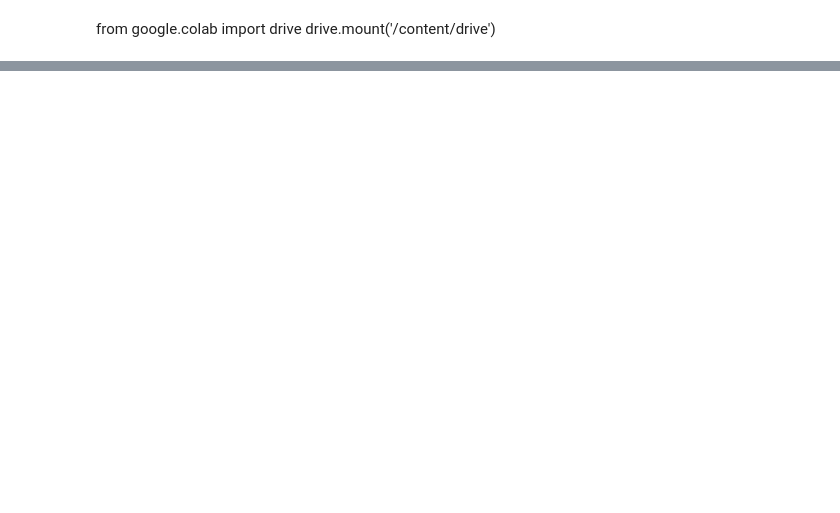
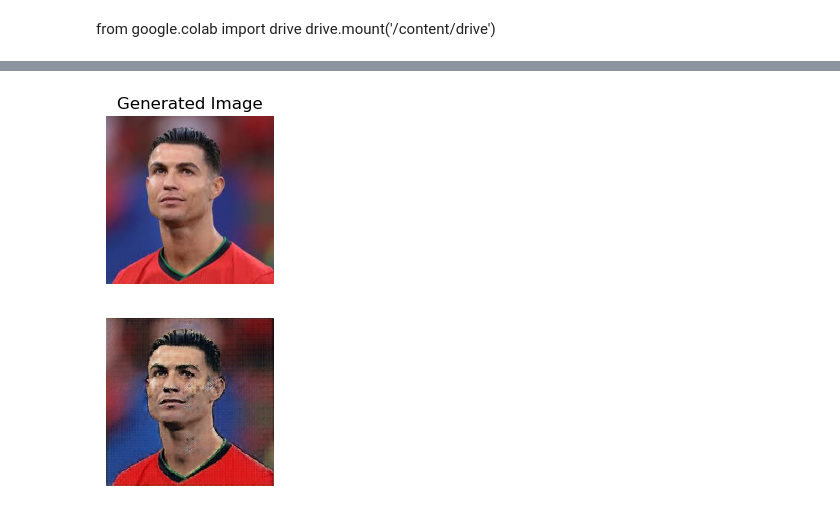
Before and after one commit to GilDark012/Cartoonizer-GAN, a Jupyter notebook: model-train.ipynb, the cells around one changed output, grey strips where cells are left out. Saved outputs shown, nothing was run; the diff lists cells and outputs as text; code cells hidden in the pictures; blank space fills up the shorter version.

```diff
--- a/model-train.ipynb
+++ b/model-train.ipynb
@@ -90,7 +94,7 @@ src_images, tar_images = load_images(path)
 print('Loaded: ', src_images.shape, tar_images.shape)
 
 # Save as compressed numpy array
-filename = 'basket_256.npz'
+filename = 'basket.npz'
 np.savez_compressed(filename, src_images=src_images, tar_images=tar_images)
 print('Saved dataset: ', filename)
 # %% [output]
@@ -372,11 +394,5 @@ AttributeError: 'NoneType' object has no attribute 'update_state'
 # %%
 # example of loading a pix2pix model and using it for one-off image translation
-
-from tensorflow.keras.models import load_model
-from tensorflow.keras.preprocessing.image import img_to_array, load_img
-from numpy import load
-from numpy import expand_dims
-from matplotlib import pyplot
 
 # load an image
 def load_image(filename, size=(256,256)):
@@ -391,19 +407,24 @@ def load_image(filename, size=(256,256)):
 	return pixels
 
 # load source image
-src_image = load_image('maps/maps/train/2.jpg')
+path = "test/cr.jpeg"
+src_image = load_image(path)
 print('Loaded', src_image.shape)
 pyplot.subplot(2, 1, 1)
-pyplot.imshow(src_image[0].astype('uint8'))
+pyplot.axis('off')
+pyplot.title('Source Image')
+pyplot.imshow(load_img(path))
 # load model
-model = load_model('model_002193.h5',compile=True)
+model = load_model('model_002600.keras',compile=True)
 
 # generate image from source
 gen_image = model.predict(src_image)
 # scale from [-1,1] to [0,1]
 gen_image = (gen_image + 1) / 2.0
 # plot the image
+pyplot.title('Generated Image')
 pyplot.subplot(2, 1, 2)
 pyplot.imshow(gen_image[0])
 pyplot.axis('off')
 pyplot.show()
+# %% [output]
@@ -410,3 +433,4 @@ pyplot.show()
+[figure, added]
 # %%
 LAMBDA = 100
 # %%
```
Also changed, not shown: parts of 7 cells of this notebook, 4 other files.
